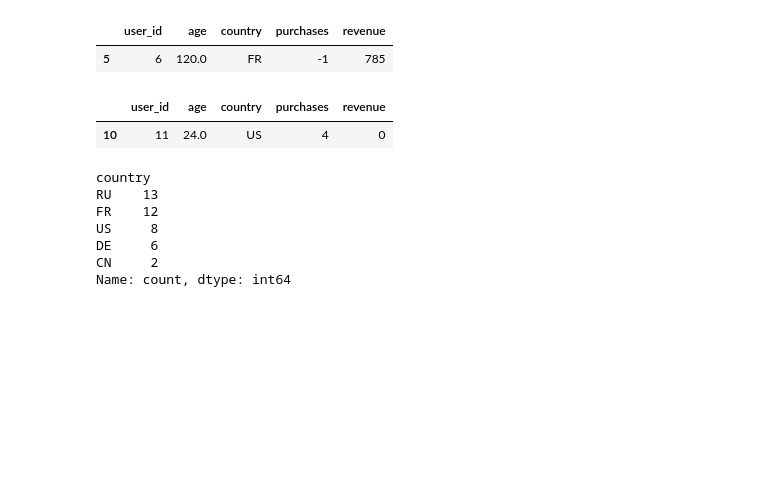
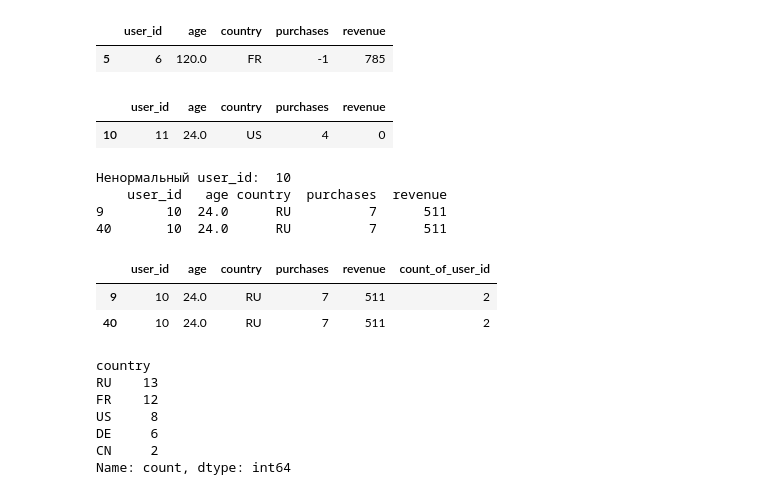
Before and after one commit to dzhoshkun-kd/dpo-dzhoshkun-group2, a Jupyter notebook: homeworks/HW02/HW02.ipynb, the cells around one changed output. Drawn from its saved outputs; the diff is of its cells as text; code cells hidden in the pictures; blank space fills up the shorter version.

```diff
--- a/homeworks/HW02/HW02.ipynb
+++ b/homeworks/HW02/HW02.ipynb
@@ -90,6 +91,25 @@ df[(df['purchases'] > 0) & (df['revenue'] == 0)]
 # %% [output]
 |  | user_id | age | country | purchases | revenue |
 | 10 | 11 | 24.0 | US | 4 | 0 |
+# %%
+anomal_user_id = df.groupby("user_id")
+for user_is, ser in anomal_user_id:
+    if ser["age"].count() > 1:
+        print("Ненормальный user_id: ", user_is)
+        print(ser)
+# %% [output]
+Ненормальный user_id:  10
+    user_id   age country  purchases  revenue
+9        10  24.0      RU          7      511
+40       10  24.0      RU          7      511
+# %%
+new_data = df.copy(deep=True)
+new_data["count_of_user_id"] = new_data.groupby("user_id")["age"].transform('count')
+new_data[new_data["count_of_user_id"] >= 2]
+# %% [output]
+|  | user_id | age | country | purchases | revenue | count_of_user_id |
+| 9 | 10 | 24.0 | RU | 7 | 511 | 2 |
+| 40 | 10 | 24.0 | RU | 7 | 511 | 2 |
 # %%
 df["country"].value_counts()
 # %% [output]
```
Also changed, not shown: parts of 6 cells of this notebook, 3 other files.
